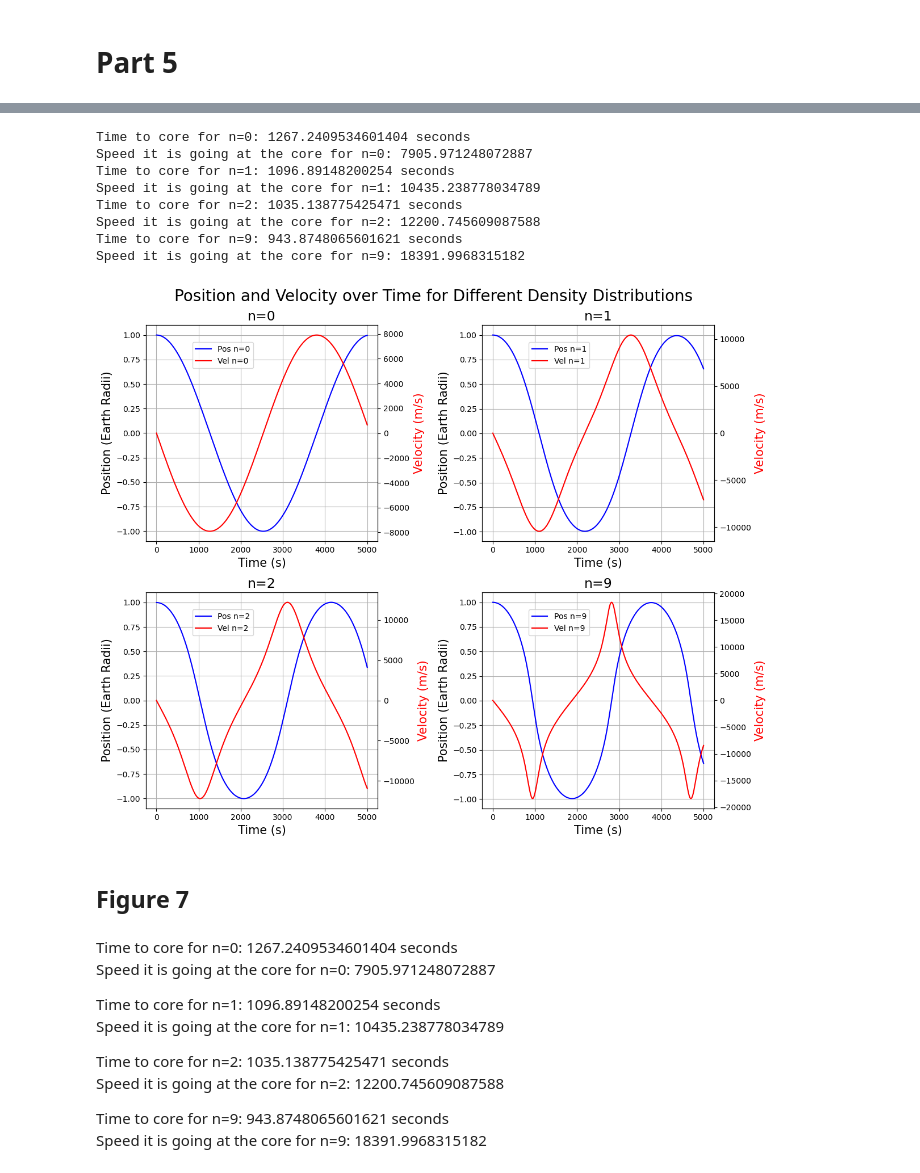
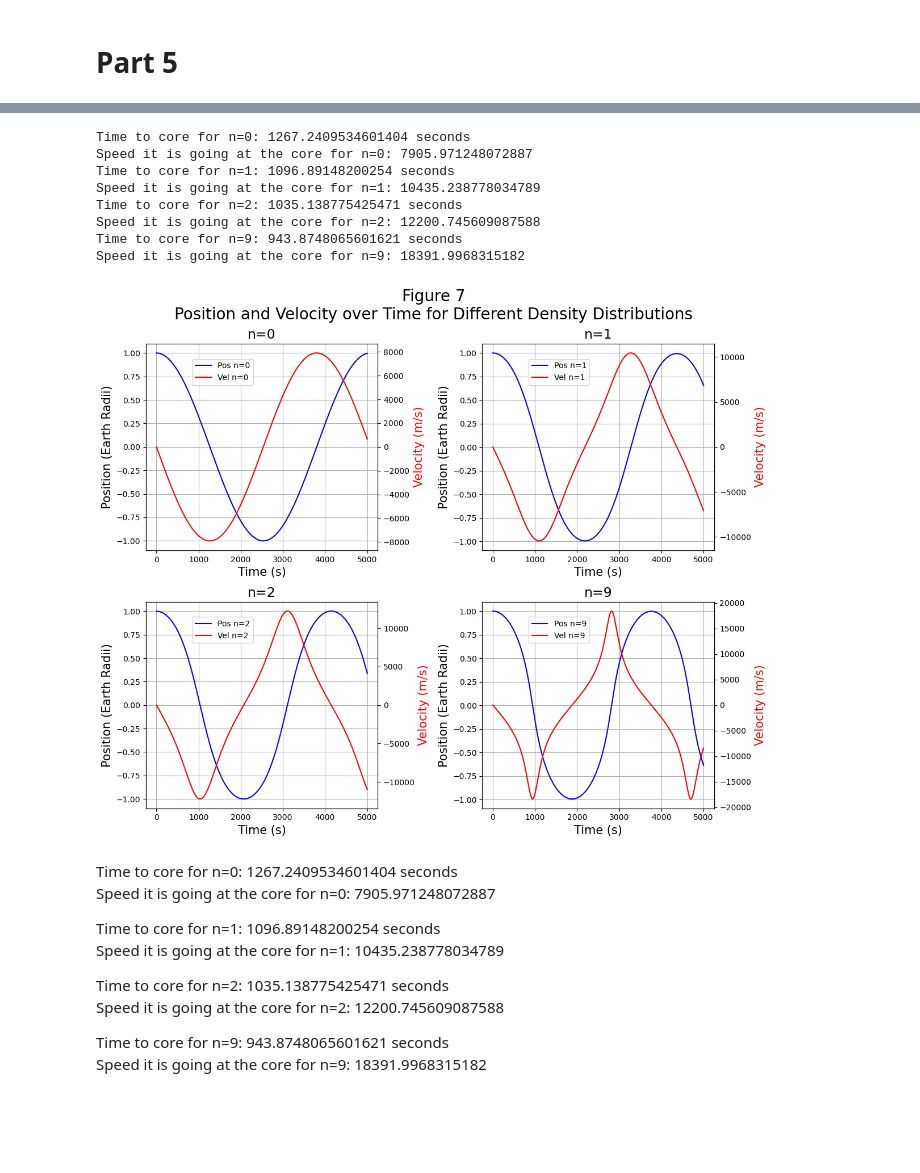
Before and after one commit to MatthewPrem/PHYS265-spring25, a Jupyter notebook: Lab2/Lab 2.ipynb, the cells around one changed output, grey strips where cells are left out. Drawn from its saved outputs; the diff is of its cells as text; code cells hidden in the pictures; blank space fills up the shorter version.

```diff
--- a/Lab2/Lab 2.ipynb
+++ b/Lab2/Lab 2.ipynb
@@ -381,7 +376,7 @@ for n in ns:
         aS[i] = G*M(rs[i],rho0,n)/rs[i]**2
     ax.plot(rs/Re, aS, label=f"n={n}")
 ax.legend()
-ax.set_title("Force Profile vs. Radius", fontsize=20)
+ax.set_title("Figure 6\nForce Profile vs. Radius", fontsize=20)
 ax.set_xlabel("Radius (Earth Radii)", fontsize=15)
 ax.set_ylabel("$\\left|\\frac{F_g}{m}\\right|$ (m/s$^2$)", fontsize=15)
 ax.grid()
@@ -409,37 +402,35 @@ axs = axs.flatten()
 tSpan = (0,5000)
 ts = np.linspace(tSpan[0],tSpan[1],200)
 s0 = (Re, 0)
 denseTs = np.linspace(tSpan[0], tSpan[1],1000)
 for i in range(len(ns)):
     ax = axs[i]
     ax2 = ax.twinx()
     rho0 = Me/M(Re, 1, ns[i])
     soln = solve_ivp(der,t_span=tSpan, t_eval=ts, y0=s0, dense_output=True, args=(rho0, ns[i]), events=event)
     print(f"Time to core for n={ns[i]}: {soln.t_events[0][0]} seconds")
     print(f"Speed it is going at the core for n={ns[i]}: {np.abs(soln.y_events[0][0][1])}")
     ax.plot(denseTs, soln.sol(denseTs)[0]/Re, label=f"Pos n={ns[i]}", color="blue")
     ax.plot([],[],color="red", label=f"Vel n={ns[i]}") #hack to get both labels on the legend
     ax.set_title(f"n={ns[i]}", fontsize=17)
     ax.set_xlabel("Time (s)", fontsize=15)
     ax.set_ylabel("Position (Earth Radii)", fontsize=15)
     ax2.set_ylabel("Velocity (m/s)", color="red", fontsize=15)
     ax.grid()
     ax.legend(loc=(0.2,0.8))
     ax2.plot(denseTs, soln.sol(denseTs)[1], label=f"Vel n={ns[i]}", color="red")
-fig.suptitle("Position and Velocity over Time for Different Density Distributions", fontsize=20)
+fig.suptitle("Figure 7\nPosition and Velocity over Time for Different Density Distributions", fontsize=20)
 fig.tight_layout()
 # %% [output]
 Time to core for n=0: 1267.2409534601404 seconds
 Speed it is going at the core for n=0: 7905.971248072887
 Time to core for n=1: 1096.89148200254 seconds
 Speed it is going at the core for n=1: 10435.238778034789
 Time to core for n=2: 1035.138775425471 seconds
 Speed it is going at the core for n=2: 12200.745609087588
 Time to core for n=9: 943.8748065601621 seconds
 Speed it is going at the core for n=9: 18391.9968315182
-[figure, old version]
+[figure, new version]
-# %% [markdown]
-## Figure 7
 # %% [markdown]
 Time to core for n=0: 1267.2409534601404 seconds<br>
 Speed it is going at the core for n=0: 7905.971248072887
```
Also changed, not shown: parts of 12 cells of this notebook, 7 other files.
